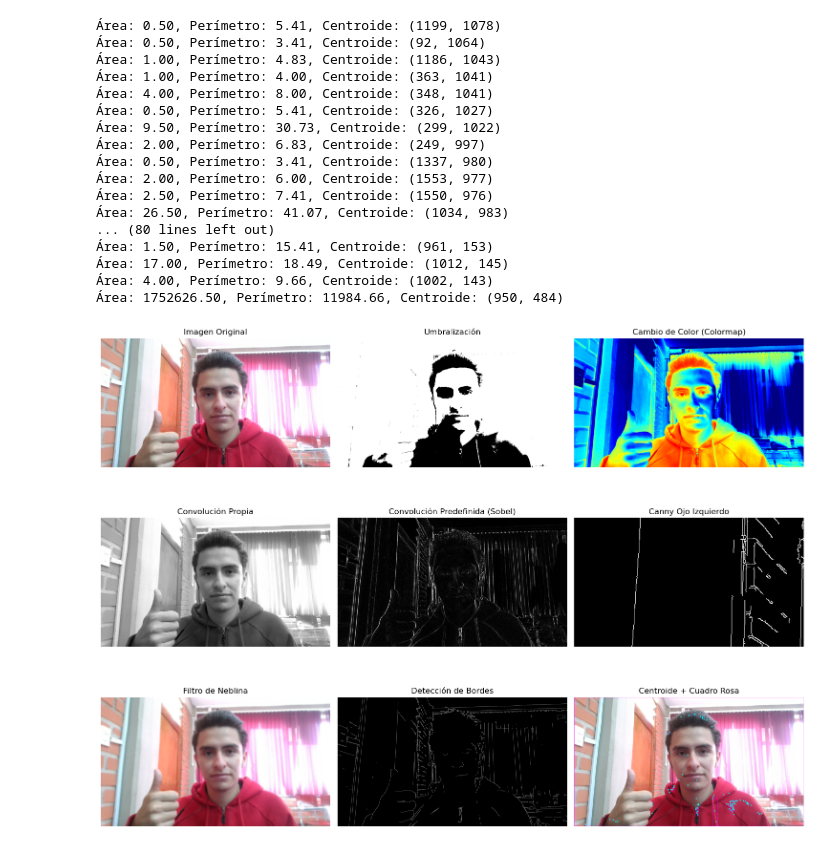
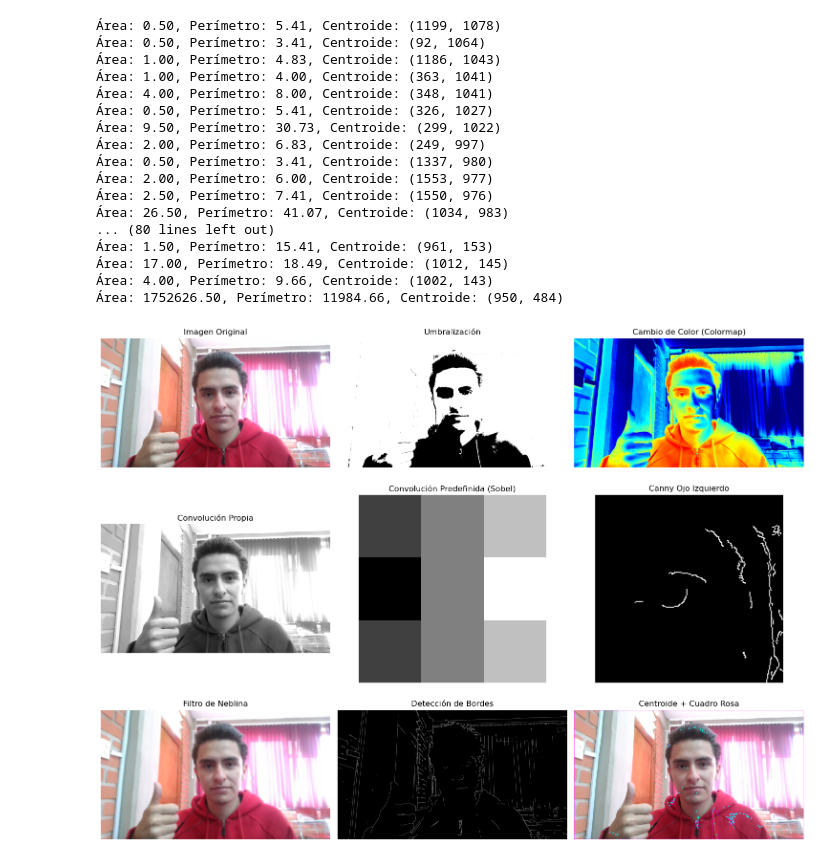
Before and after one commit to LEDJAM3/PDI, a Jupyter notebook: Laboratorio.ipynb, the cells around one changed output. Drawn from its saved outputs; the diff is of its cells as text; code cells hidden in the pictures.

```diff
--- a/Laboratorio.ipynb
+++ b/Laboratorio.ipynb
@@ -107,17 +107,17 @@ _, umbral = cv2.threshold(gris, 100, 255, cv2.THRESH_BINARY)
 
 color_mapa = cv2.applyColorMap(gris, cv2.COLORMAP_JET)
 
-kernel_propio = np.array([[1, 1, 1],
+kernel_propio = np.array([[1, 2, 1],
                           [1, 2, 1],
                           [1, 1, 1]], dtype=np.float32) / 10
 convolucion_propia = cv2.filter2D(gris, -1, kernel_propio)
 
-convolucion_predef = cv2.Sobel(gris, cv2.CV_64F, 1, 0, ksize=3)
-convolucion_predef = cv2.convertScaleAbs(convolucion_predef)
+convolucion_predef = [[-1, 0, 1],
+                      [-2, 0, 2],
+                      [-1, 0, 1]]
 
 alto, ancho = gris.shape
-x1, y1, x2, y2 = int(ancho * 0.2), int(alto * 0.3), int(ancho * 0.4), int(alto * 0.5)
-ojo_izq = gris[y1:y2, x1:x2]
+ojo_izq = gris[350:550, 1000:1200]
 canny_ojo = cv2.Canny(ojo_izq, 100, 200)
 
 neblina = cv2.GaussianBlur(imagen_rgb, (21, 21), 0)
@@ -179,31 +179,31 @@ plt.axis('off')
 plt.subplot(3, 3, 8)
 plt.imshow(bordes, cmap='gray')
 plt.title("Detección de Bordes")
 plt.axis('off')
 
 plt.subplot(3, 3, 9)
 plt.imshow(imagen_contorno)
 plt.title("Centroide + Cuadro Rosa")
 plt.axis('off')
 
 plt.tight_layout()
 plt.show()
 # %% [output]
 Área: 0.50, Perímetro: 5.41, Centroide: (1199, 1078)
 Área: 0.50, Perímetro: 3.41, Centroide: (92, 1064)
 Área: 1.00, Perímetro: 4.83, Centroide: (1186, 1043)
 Área: 1.00, Perímetro: 4.00, Centroide: (363, 1041)
 Área: 4.00, Perímetro: 8.00, Centroide: (348, 1041)
 Área: 0.50, Perímetro: 5.41, Centroide: (326, 1027)
 Área: 9.50, Perímetro: 30.73, Centroide: (299, 1022)
 Área: 2.00, Perímetro: 6.83, Centroide: (249, 997)
 Área: 0.50, Perímetro: 3.41, Centroide: (1337, 980)
 Área: 2.00, Perímetro: 6.00, Centroide: (1553, 977)
 Área: 2.50, Perímetro: 7.41, Centroide: (1550, 976)
 Área: 26.50, Perímetro: 41.07, Centroide: (1034, 983)
 ... (80 lines left out)
 Área: 1.50, Perímetro: 15.41, Centroide: (961, 153)
 Área: 17.00, Perímetro: 18.49, Centroide: (1012, 145)
 Área: 4.00, Perímetro: 9.66, Centroide: (1002, 143)
 Área: 1752626.50, Perímetro: 11984.66, Centroide: (950, 484)
-[figure, old version]
+[figure, new version]
```
